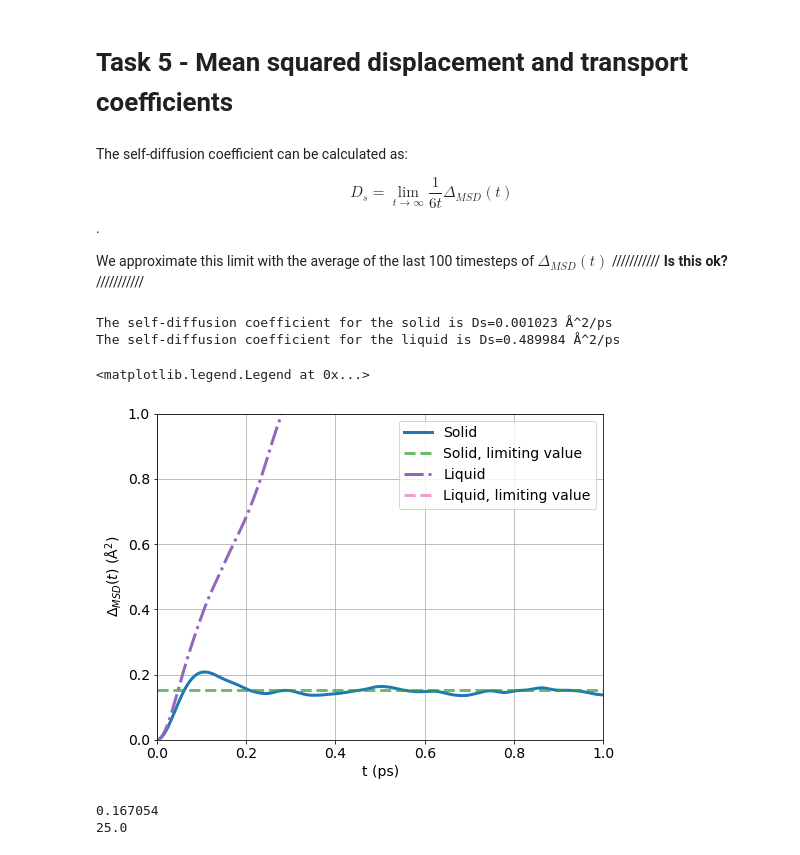
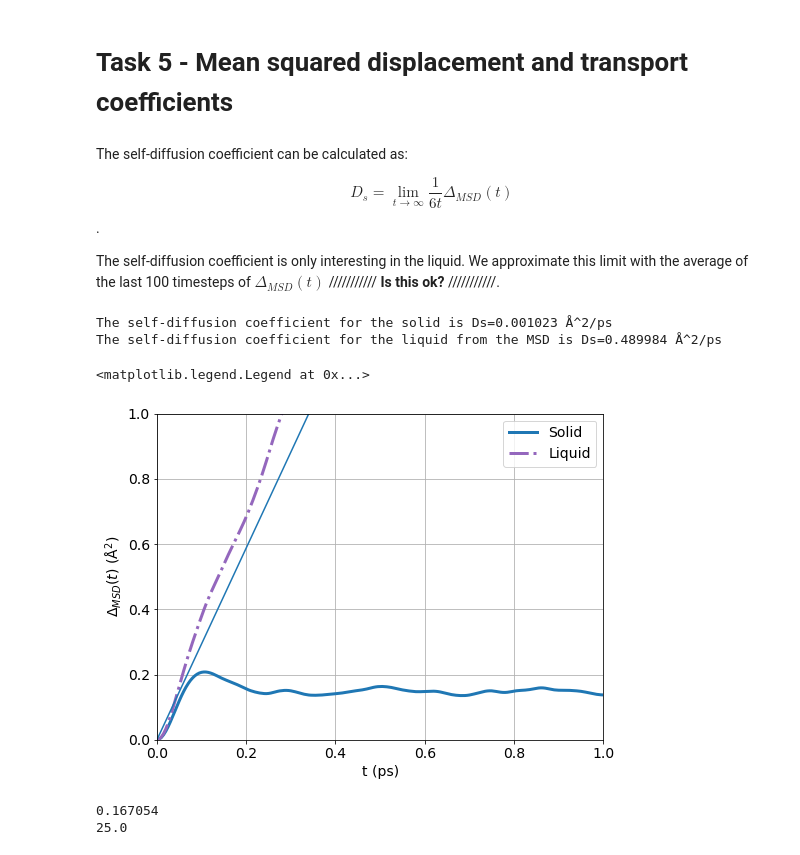
Before and after one commit to elindgren/compphys_homeworks, a Jupyter notebook: H1/Homework 1 - Notebook.ipynb, the cells around one changed output. Drawn from its saved outputs; the diff is of its cells as text; code cells hidden in the pictures.

```diff
--- a/H1/Homework 1 - Notebook.ipynb
+++ b/H1/Homework 1 - Notebook.ipynb
@@ -263,7 +295,7 @@ The self-diffusion coefficient can be calculated as:
 
 $$D_s = \lim_{t\rightarrow\infty} \frac{1}{6t} \Delta_{MSD}(t) $$.
 
-We approximate this limit with the average of the last 100 timesteps of $\Delta_{MSD}(t)$ /////////// **Is this ok?** ///////////
+The self-diffusion coefficient is only interesting in the liquid. We approximate this limit with the average of the last 100 timesteps of $\Delta_{MSD}(t)$ /////////// **Is this ok?** ///////////.
 # %%
 # Load energy data
 data_s = np.loadtxt("datafiles/solid/MSD.dat")
@@ -276,39 +308,39 @@ tlim_s = data_s[-1,0]  # Take the time as the last value
 lim_l = np.mean(data_l[-100:,4])
 tlim_l = data_l[-1,0]  # Take the time as the last value
 
 # Calculate the self-transport coefficient
 Ds_s = lim_s/(6*tlim_s)
 Ds_l = lim_l/(6*tlim_l)
 
 print(f'The self-diffusion coefficient for the solid is Ds={Ds_s:.6f} Å^2/ps')
-print(f'The self-diffusion coefficient for the liquid is Ds={Ds_l:.6f} Å^2/ps')
+print(f'The self-diffusion coefficient for the liquid from the MSD is Ds={Ds_l:.6f} Å^2/ps')
 
 # Define figure
 fig, ax = plt.subplots(figsize=(8,6))
 
 # Plot
 ax.plot(data_s[:,0], data_s[:,4], 'C0', linestyle='-', linewidth=3, label='Solid')
 # ax.plot(data[:,0], data[:,0]*Ds*6)
-ax.axhline(lim_s, c='C2', linestyle='--', linewidth=3, alpha=0.7, label='Solid, limiting value')
+# ax.axhline(lim_s, c='C2', linestyle='--', linewidth=3, alpha=0.7, label='Solid, limiting value')
 
 ax.plot(data_l[:,0], data_l[:,4], 'C4', linestyle='-.', linewidth=3, label='Liquid')
-# ax.plot(data[:,0], data[:,0]*Ds*6)
-ax.axhline(lim_l, c='C6', linestyle='--', linewidth=3, alpha=0.7, label='Liquid, limiting value')
+ax.plot(data_l[:,0], data_l[:,0]*Ds_l*6)
+# ax.axhline(lim_l, c='C6', linestyle='--', linewidth=3, alpha=0.7, label='Liquid, limiting value')
 
 
 ax.set_xlabel(r't (ps)')
 ax.set_ylabel(r'$\Delta_{MSD}(t)$ (Å$^2$)')
 
 ax.grid()
 ax.set_xlim(0,1)
 ax.set_ylim(0,1)
 
 ax.legend(loc='best')
 # %% [output]
 The self-diffusion coefficient for the solid is Ds=0.001023 Å^2/ps
-The self-diffusion coefficient for the liquid is Ds=0.489984 Å^2/ps
+The self-diffusion coefficient for the liquid from the MSD is Ds=0.489984 Å^2/ps
 <matplotlib.legend.Legend at 0x...>
-[figure, old version]
+[figure, new version]
 # %%
 print(lim)
 print(tlim)
```
Also changed, not shown: parts of 9 cells of this notebook, 7 other files.
